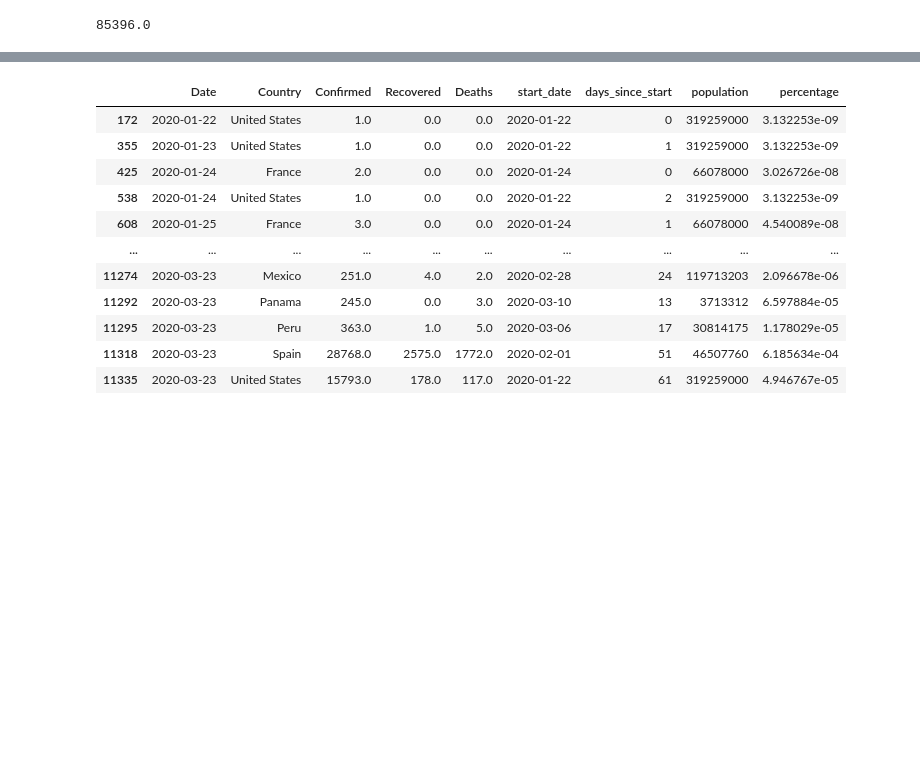
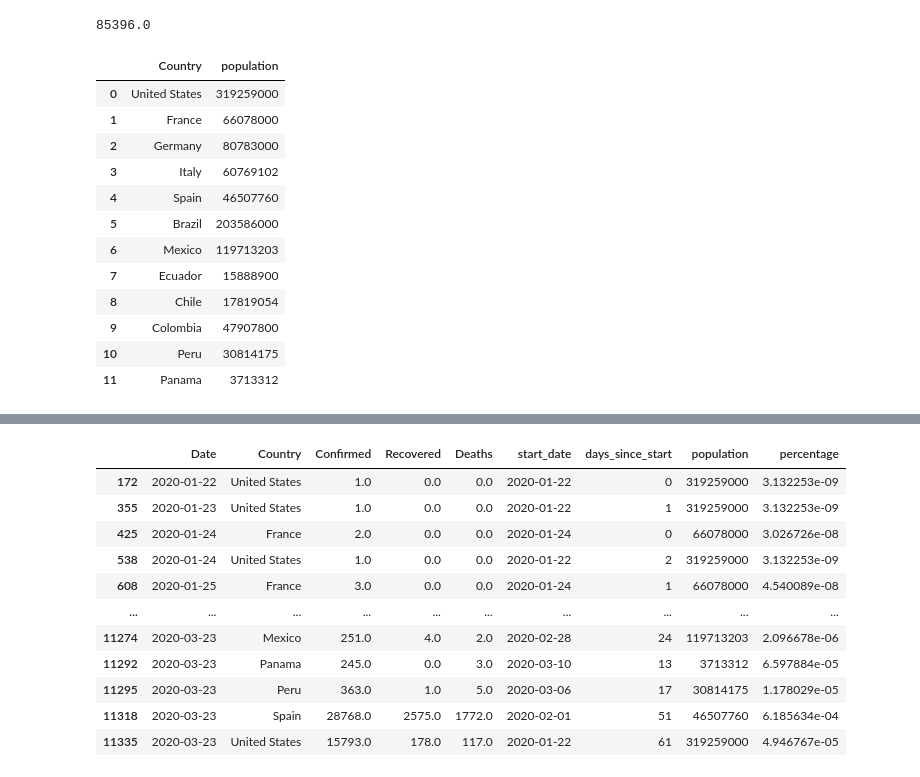
Before and after one commit to davidbetancur8/coronavirus, a Jupyter notebook: notebooks/exploratory.ipynb, the cells around one changed output, grey strips where cells are left out. Cells and saved outputs as stored; diff of their text form; code cells hidden in the pictures; blank space fills up the shorter version.

```diff
--- a/notebooks/exploratory.ipynb
+++ b/notebooks/exploratory.ipynb
@@ -43,0 +42,19 @@ df_prin["population"] = df_prin.apply(lambda x: CountryInfo(x["Country"]).info()
+# %%
+unicos = df_prin["Country"].unique()
+pops = [CountryInfo(p).info()["population"] for p in unicos]
+df_pops = pd.DataFrame({"Country":unicos, "population":pops})
+df_pops
+# %% [output]
+|  | Country | population |
+| 0 | United States | 319259000 |
+| 1 | France | 66078000 |
+| 2 | Germany | 80783000 |
+| 3 | Italy | 60769102 |
+| 4 | Spain | 46507760 |
+| 5 | Brazil | 203586000 |
+| 6 | Mexico | 119713203 |
+| 7 | Ecuador | 15888900 |
+| 8 | Chile | 17819054 |
+| 9 | Colombia | 47907800 |
+| 10 | Peru | 30814175 |
+| 11 | Panama | 3713312 |
```
Also changed, not shown: parts of 3 cells of this notebook, 1 other file.
